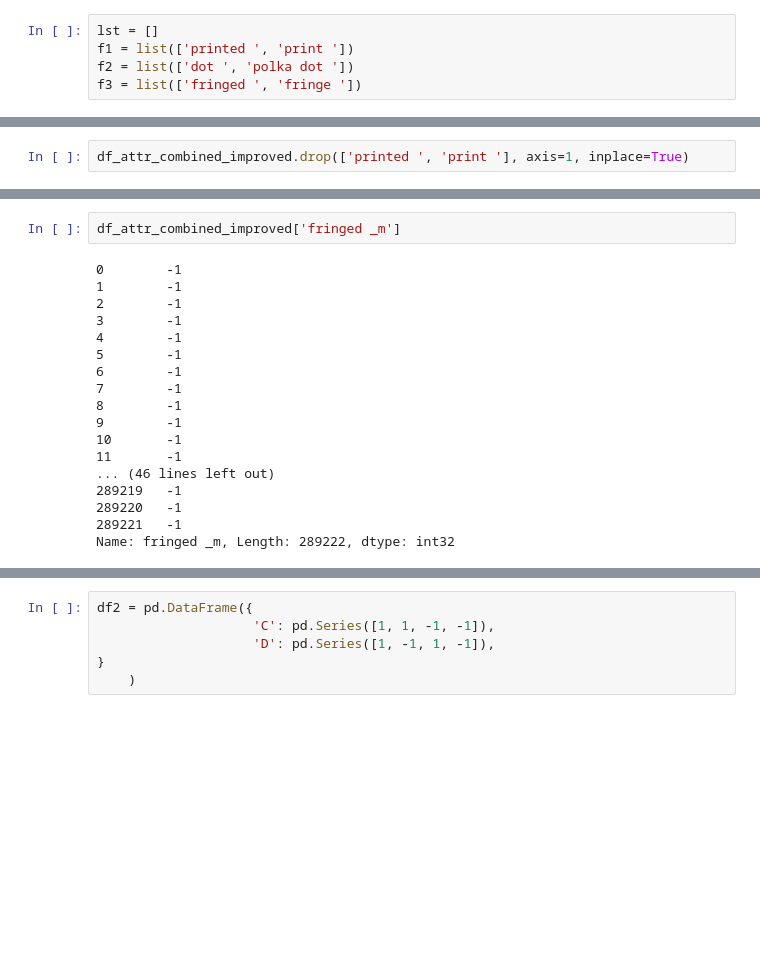
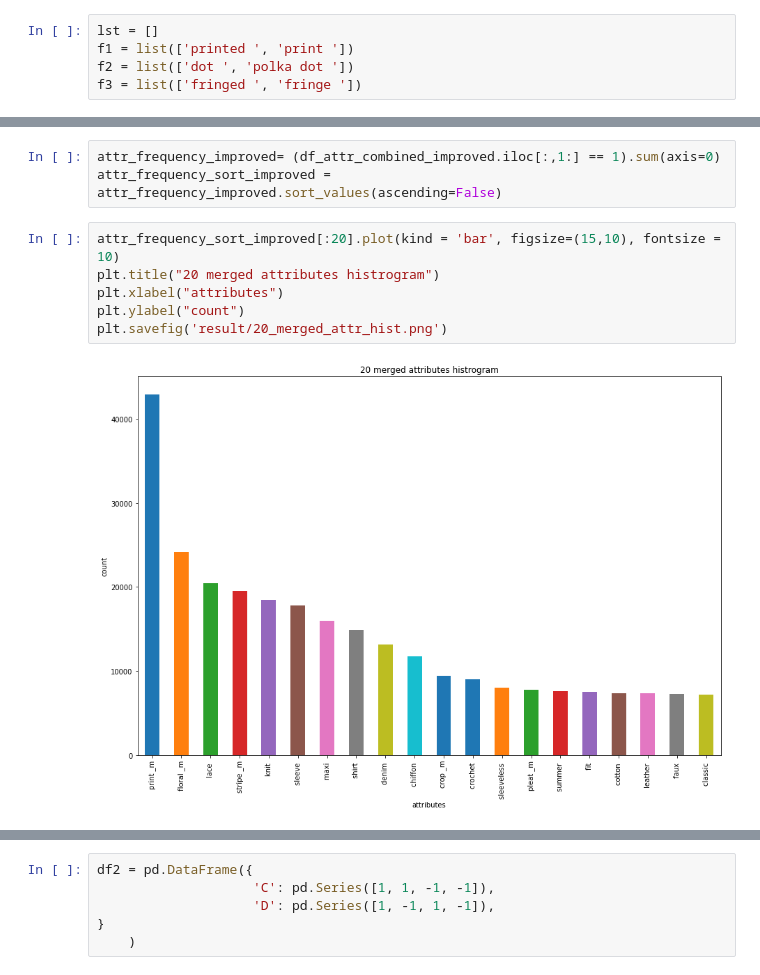
Before and after one commit to starsuzi/deep-fashion, a Jupyter notebook: implement-paper.ipynb, the cells around one changed output, grey strips where cells are left out. Drawn from its saved outputs; the diff is of its cells as text; blank space fills up the shorter version.

```diff
--- a/implement-paper.ipynb
+++ b/implement-paper.ipynb
@@ -226,2 +249,0 @@ df_attr_combined_improved.head()
-# %%
-df_attr_combined_improved.drop(['printed ', 'print '], axis=1, inplace=True)
@@ -244,20 +250,11 @@ df_attr_combined_improved.head()
-# %%
-df_attr_combined_improved['fringed _m']
-# %% [output]
-0        -1
-1        -1
-2        -1
-3        -1
-4        -1
-5        -1
-6        -1
-7        -1
-8        -1
-9        -1
-10       -1
-11       -1
-... (46 lines left out)
-289219   -1
-289220   -1
-289221   -1
-Name: fringed _m, Length: 289222, dtype: int32
+# %%
+attr_frequency_improved= (df_attr_combined_improved.iloc[:,1:] == 1).sum(axis=0)
+attr_frequency_sort_improved = attr_frequency_improved.sort_values(ascending=False)
+# %%
+attr_frequency_sort_improved[:20].plot(kind = 'bar', figsize=(15,10), fontsize = 10)
+plt.title("20 merged attributes histrogram")
+plt.xlabel("attributes")
+plt.ylabel("count")
+plt.savefig('result/20_merged_attr_hist.png')
+# %% [output]
+[figure, added]
```
Also changed, not shown: parts of 25 cells of this notebook.
